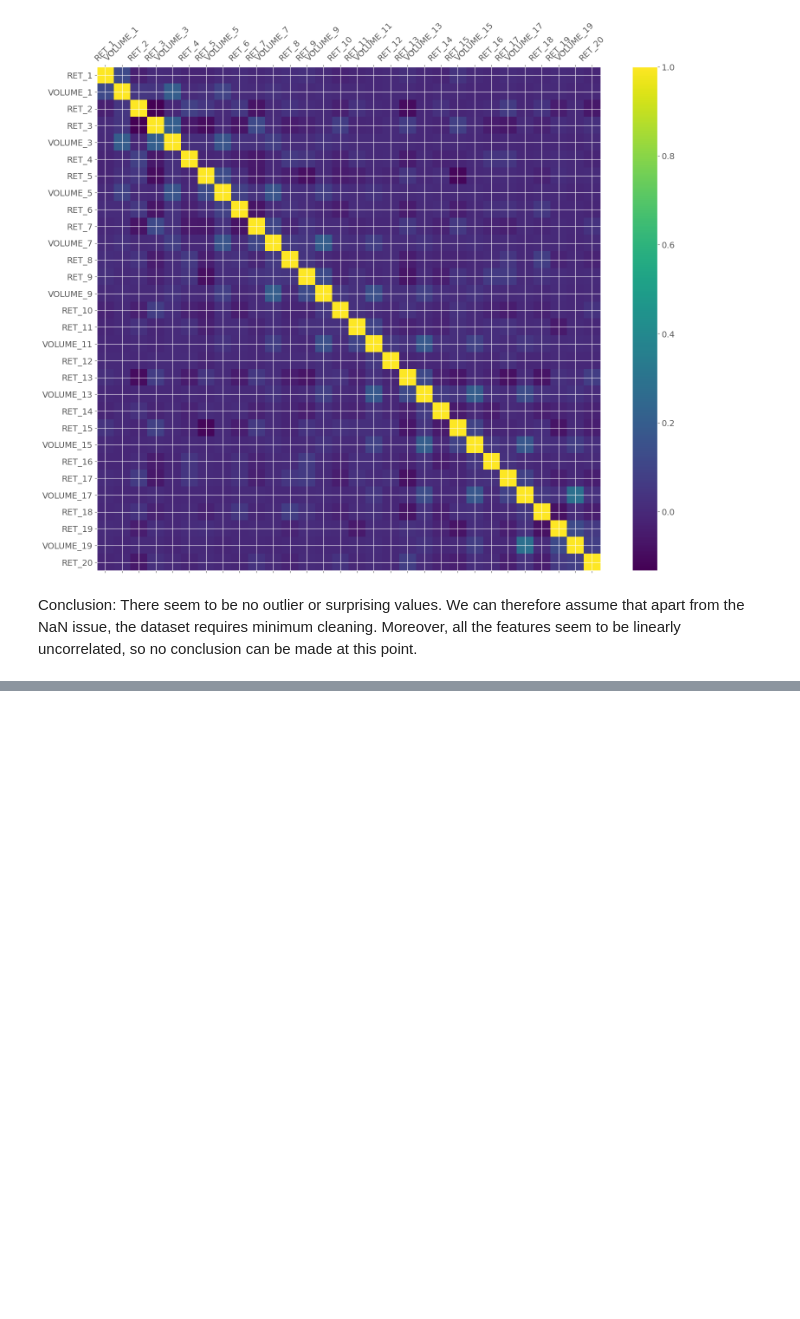
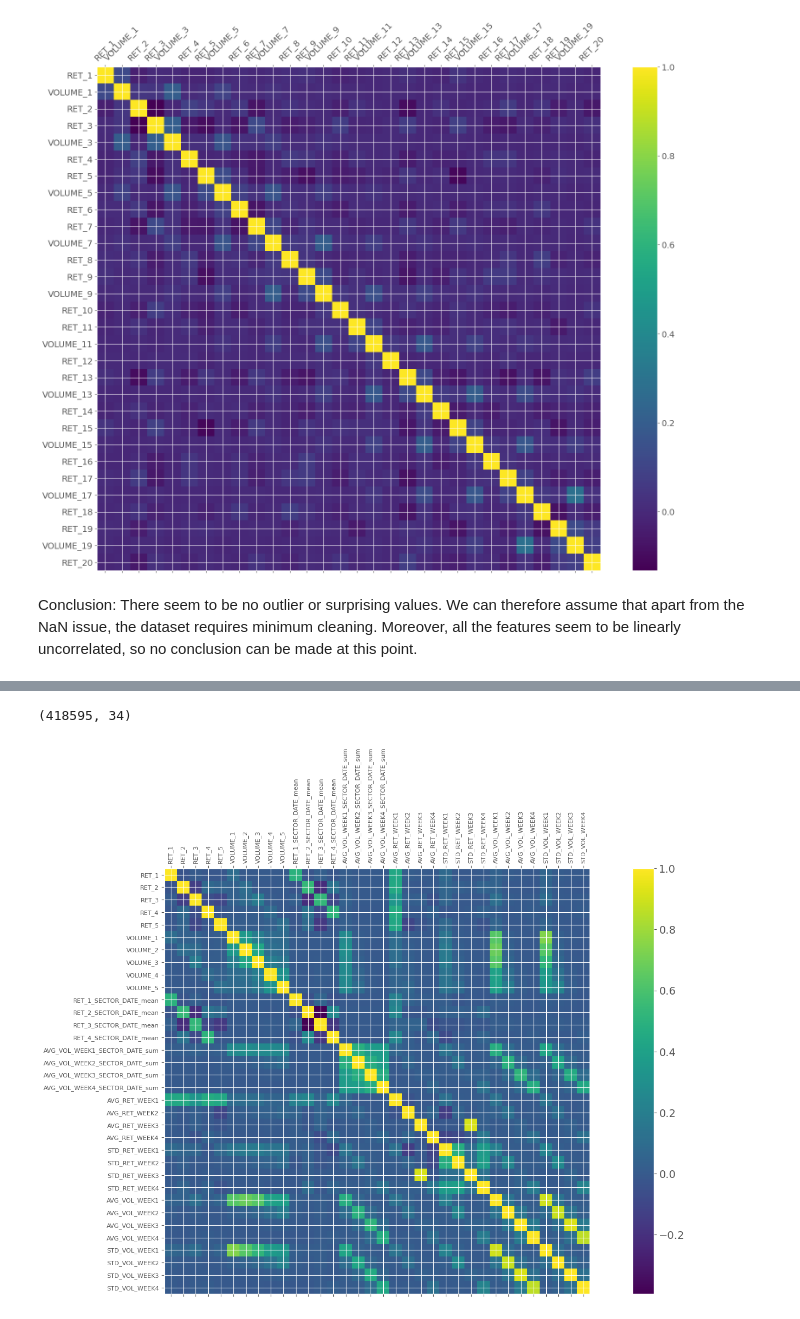
Before and after one commit to wantToL/statistical-methods-for-noisy-data, a Jupyter notebook: return-prediction.ipynb, the cells around one changed output, grey strips where cells are left out. Drawn from its saved outputs; the diff is of its cells as text; code cells hidden in the pictures; blank space fills up the shorter version.

```diff
--- a/return-prediction.ipynb
+++ b/return-prediction.ipynb
@@ -563,0 +390,10 @@ KeyError: 'Column not found: R_1'
+# %%
+new_features_dic = {}
+for week in range(4):
+    features = []
+    for day in range(1, 6):
+        features.append('VOLUME_' + str(week * 5 + day))
+    new_features_dic['AVG_VOL_WEEK' + str(week + 1)] = X_train[features].mean(axis=1).abs()
+
+new_features = pd.concat((new_features, pd.DataFrame(new_features_dic)), axis=1)
+new_features.head()
@@ -563,0 +408,10 @@ KeyError: 'Column not found: R_1'
+# %%
+new_features_dic = {}
+for week in range(4):
+    features = []
+    for day in range(1, 6):
+        features.append('VOLUME_' + str(week * 5 + day))
+    new_features_dic['STD_VOL_WEEK' + str(week + 1)] = X_train[features].std(axis=1)
+
+new_features = pd.concat((new_features, pd.DataFrame(new_features_dic)), axis=1)
+new_features.head()
@@ -563,0 +464,2 @@ KeyError: 'Column not found: R_1'
+# %%
+new_features_list += new_features.columns.to_list()
@@ -563,0 +500,6 @@ KeyError: 'Column not found: R_1'
+# %%
+n_shifts = 5  # If you don't want all the shifts to reduce noise
+features = ['RET_%d' % (i + 1) for i in range(n_shifts)]
+features += ['VOLUME_%d' % (i + 1) for i in range(n_shifts)]
+features += new_features_list  # The conditional features
+new_train[features].head()
@@ -563,0 +515,15 @@ KeyError: 'Column not found: R_1'
+# %%
+new_train[features].shape
+# %% [output]
+(418595, 34)
+# %%
+fig = plt.figure(figsize=(20, 10))
+
+plt.matshow(new_train[features].corr(), fignum = fig.number)
+plt.xticks(range(new_train[features].shape[1]), new_train[features].columns, fontsize = 8, rotation = 90)
+plt.yticks(range(new_train[features].shape[1]), new_train[features].columns, fontsize = 8)
+cb = plt.colorbar()
+cb.ax.tick_params(labelsize=14)
+plt.show()
+# %% [output]
+[figure, added]
```
Also changed, not shown: parts of 67 cells of this notebook.
